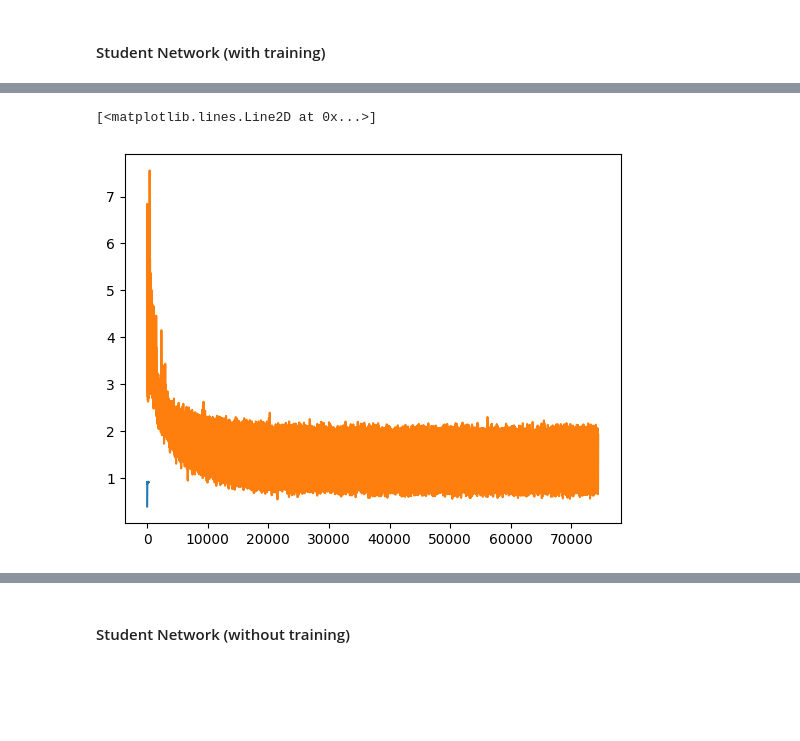
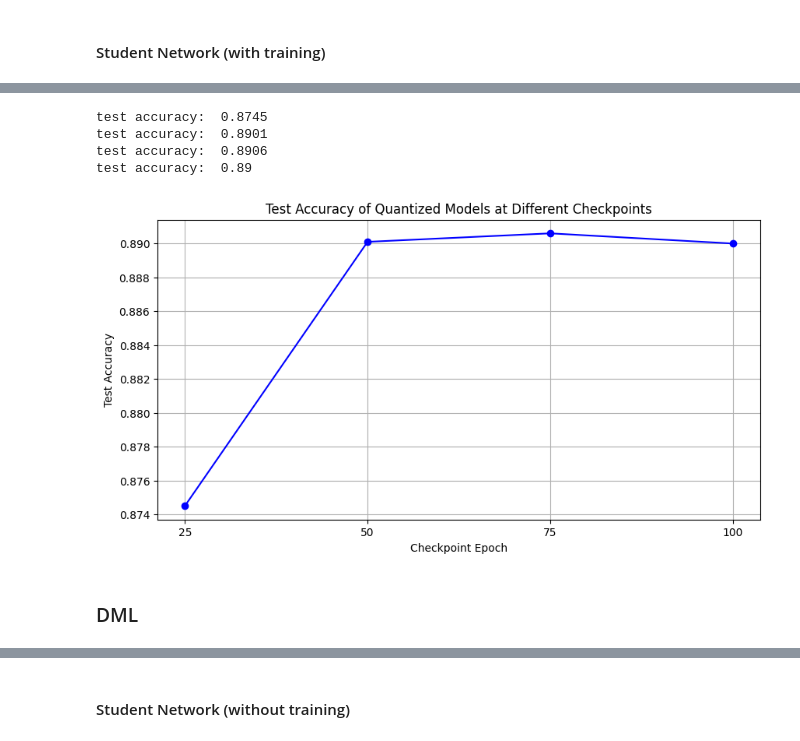
Before and after one commit to jiangqiw/DSC180B_Q2_Project, a Jupyter notebook: distill_teacher.ipynb, the cells around one changed output, grey strips where cells are left out. Drawn from its saved outputs; the diff is of its cells as text; code cells hidden in the pictures; blank space fills up the shorter version.

```diff
--- a/distill_teacher.ipynb
+++ b/distill_teacher.ipynb
@@ -283,11 +149,3 @@ test accuracy:  0.9616
-# %%
-teacher_net = networks.TeacherNetwork50()
-checkpoint = torch.load('resnet50_cifar10_pretrained.bin')
-
-
-teacher_net.model.load_state_dict(checkpoint)
-
-teacher_net = teacher_net.to(fast_device)
 # %% [markdown]
 ### Student Network
 # %% [markdown]
@@ -432,0 +338,7 @@ KeyboardInterrupt:
+# %%
+try:
+    student_net.load_state_dict(checkpoint['model_state_dict'])
+except RuntimeError as e:
+    print("Encountered a RuntimeError:", e)
+    print("Attempting to load state dict with strict=False")
+    student_net.load_state_dict(checkpoint['model_state_dict'], strict=False)
@@ -534,8 +464,50 @@ info = torch.load('checkpoints_student_QAT\T=10, alpha=0.5, dropout_hidden=0.0,
-# %%
-import matplotlib.pyplot as plt
-
-plt.plot(info['val_acc'])
-plt.plot(info['train_loss'])
-# %% [output]
-[<matplotlib.lines.Line2D at 0x...>]
-[figure, removed]
+# %%
+from torch.quantization import QuantStub, DeQuantStub
+from torch.quantization import fuse_modules
+
+checkpoints = [x for x in range(25, 101, 25)]
+test_accs = []
+
+for cp in checkpoints:
+    student_net = networks.StudentNetwork(pruning_factor=0.0, teacher_net = teacher_net, q=True, fuse=True, qat=True, dif_arch=True)
+    checkpoint = torch.load(f'checkpoints_student/checkpoint_epoch_{cp}.pth')
+    student_net.qconfig = torch.quantization.get_default_qat_qconfig('x86')
+    student_net = torch.quantization.prepare_qat(student_net)
+
+    student_net.load_state_dict(checkpoint['model_state_dict'])
+    student_net.to(fast_device)
+    student_net.eval()
+
+    student_net.qconfig = torch.ao.quantization.get_default_qconfig('x86')
+
+    student_net_prepared = torch.ao.quantization.prepare(student_net)
+
+    with torch.no_grad():
+        for inputs, _ in train_loader:
+            inputs = inputs.to(fast_device)
+            student_net_prepared(inputs)  # Run a forward pass to collect activation statistics
+    student_net_prepared.to(fast_device)
+
+    #student_net_int8 = torch.ao.quantization.convert(student_net_prepared)
+    reproducibilitySeed()
+    _, test_accuracy = utils.getLossAccuracyOnDataset(student_net_prepared, test_loader, fast_device)
+    print('test accuracy: ', test_accuracy)
+    test_accs.append(test_accuracy)
+
+# Plotting the test accuracies
+plt.figure(figsize=(10, 5))
+plt.plot(checkpoints, test_accs, marker='o', linestyle='-', color='b')
+plt.title('Test Accuracy of Quantized Models at Different Checkpoints')
+plt.xlabel('Checkpoint Epoch')
+plt.ylabel('Test Accuracy')
+plt.grid(True)
+plt.xticks(checkpoints)
+plt.show()
+# %% [output]
+test accuracy:  0.8745
+test accuracy:  0.8901
+test accuracy:  0.8906
+test accuracy:  0.89
+[figure, added]
+# %% [markdown]
+### DML
```
Also changed, not shown: parts of 25 cells of this notebook, 3 other files.
